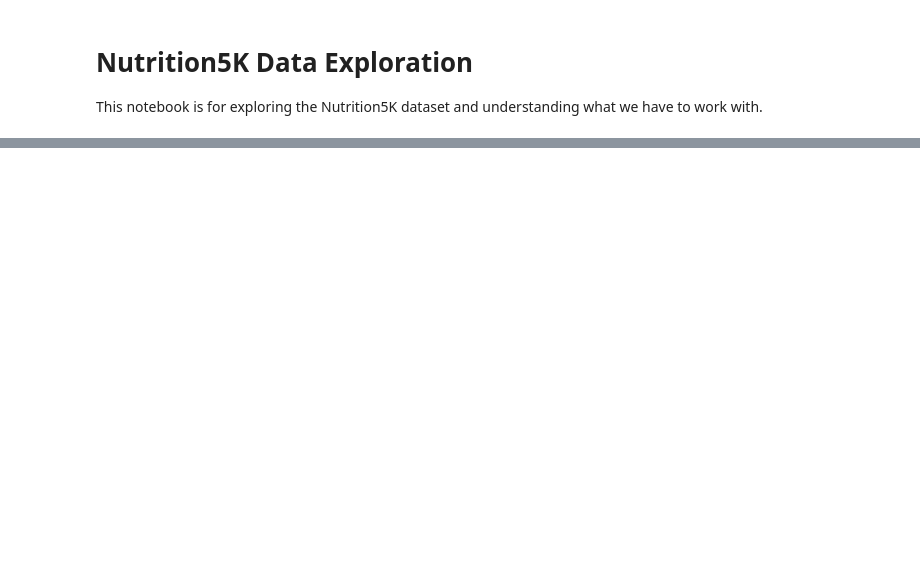
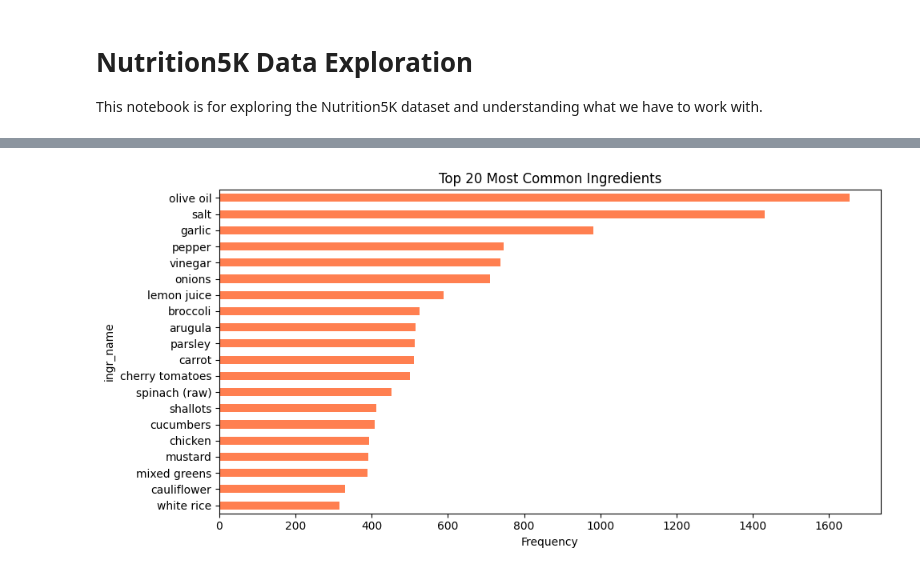
Before and after one commit to bryanchau11/csc8851_spring26_finalProject, a Jupyter notebook: notebooks/01_data_exploration.ipynb, the cells around one changed output, grey strips where cells are left out. Cells and saved outputs as stored; diff of their text form; code cells hidden in the pictures; blank space fills up the shorter version.

```diff
--- a/notebooks/01_data_exploration.ipynb
+++ b/notebooks/01_data_exploration.ipynb
@@ -93,0 +225,19 @@ plt.show()
+# %%
+# ── 5. Top Ingredients by Frequency ──────────────────────────────────────────
+# Find the ingredient name column (try common names)
+name_col = next((c for c in df_ingredients.columns
+                 if 'name' in c.lower() or 'ingredient' in c.lower()), None)
+
+if name_col:
+    top_ingredients = df_ingredients[name_col].value_counts().head(20)
+    plt.figure(figsize=(10, 5))
+    top_ingredients.plot(kind='barh', color='coral')
+    plt.xlabel('Frequency')
+    plt.title('Top 20 Most Common Ingredients')
+    plt.gca().invert_yaxis()
+    plt.tight_layout()
+    plt.show()
+else:
+    print("Could not find ingredient name column. Columns:", list(df_ingredients.columns))
+# %% [output]
+[figure, added]
```
Also changed, not shown: parts of 14 cells of this notebook.
